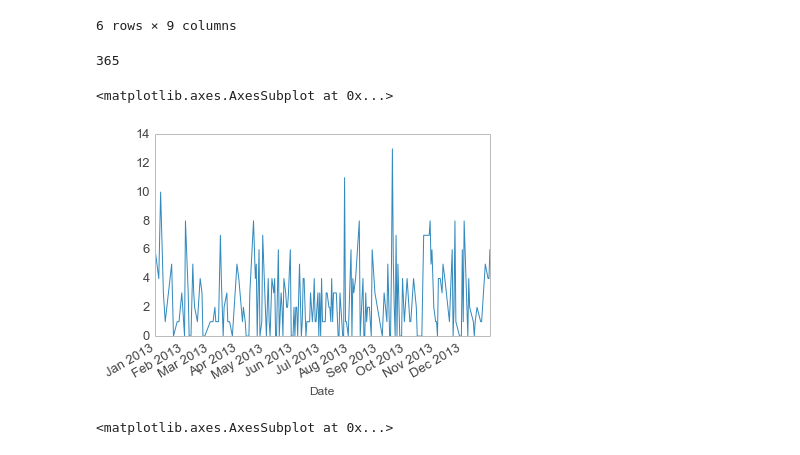
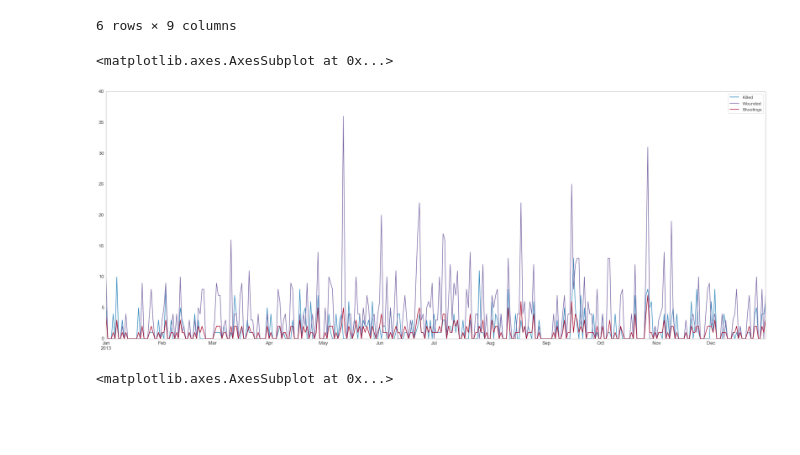
Before and after one commit to yaph/ipython-notebooks, a Jupyter notebook: Mass Shootings.ipynb, the cells around one changed output. Saved outputs shown, nothing was run; the diff lists cells and outputs as text; code cells hidden in the pictures; blank space fills up the shorter version.

```diff
--- a/Mass Shootings.ipynb
+++ b/Mass Shootings.ipynb
@@ -33,15 +33,18 @@ df.head(6)
 # %%
 # The reference section messes up the table, remove useless cols and rows
 df_data = df[[1,2,3,4,5]].dropna(how='all')
-len(df_data)
+df_data['Shootings'] = 1
-# %% [output]
-365
 # %%
-g = df_data.groupby('Date').sum()
-g['Killed'].plot()
+gdate = df_data.groupby('Date').sum()
-# %% [output]
-<matplotlib.axes.AxesSubplot at 0x...>
-[figure, removed]
+# %%
+dates = pd.date_range('2013-01-01', '2013-12-31')
+# Fill non existing dates with zeros
+gdate = gdate.reindex(dates, fill_value=0)
+# %%
+gdate.plot(figsize=(32, 12), linewidth=1.5)
+# %% [output]
+<matplotlib.axes.AxesSubplot at 0x...>
+[figure, added]
 # %%
 df_data['Week'] = df_data['Date'].apply(lambda x: x.week)
 df_data['Weekday'] = df_data['Date'].apply(lambda x: x.weekday())
```
Also changed, not shown: 5 other files.
